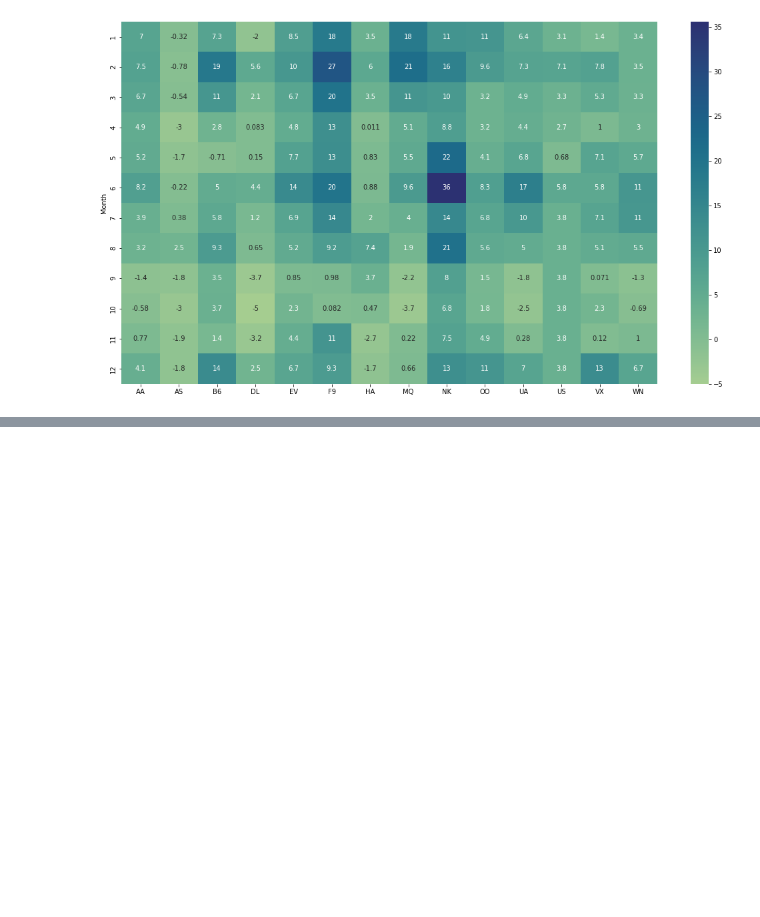
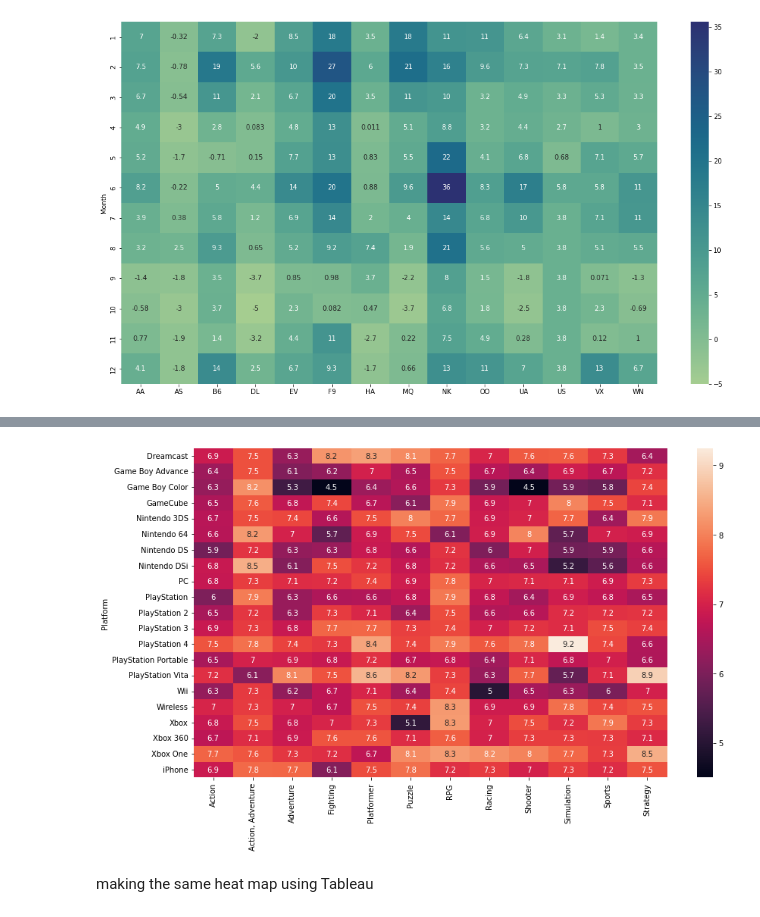
Before and after one commit to htuteja04/practice, a Jupyter notebook: Seaborn/Practice_1.ipynb, the cells around one changed output, grey strips where cells are left out. Drawn from its saved outputs; the diff is of its cells as text; code cells hidden in the pictures; blank space fills up the shorter version.

```diff
--- a/Seaborn/Practice_1.ipynb
+++ b/Seaborn/Practice_1.ipynb
@@ -137,3 +137,6 @@ plt.figure(figsize=(18,10))
 sns.heatmap(flight, annot=True, cmap='crest');
 # %% [output]
 [figure]
+# %%
+ign = pd.read_csv('Datasets/Viz/ign_scores.csv', index_col='Platform')
+ign
@@ -139,0 +162,7 @@ sns.heatmap(flight, annot=True, cmap='crest');
+# %%
+plt.figure(figsize=(14,8))
+sns.heatmap(ign, annot=True);
+# %% [output]
+[figure, added]
+# %% [markdown]
+making the same heat map using Tableau
```
Also changed, not shown: parts of 2 cells of this notebook, 2 other files.
